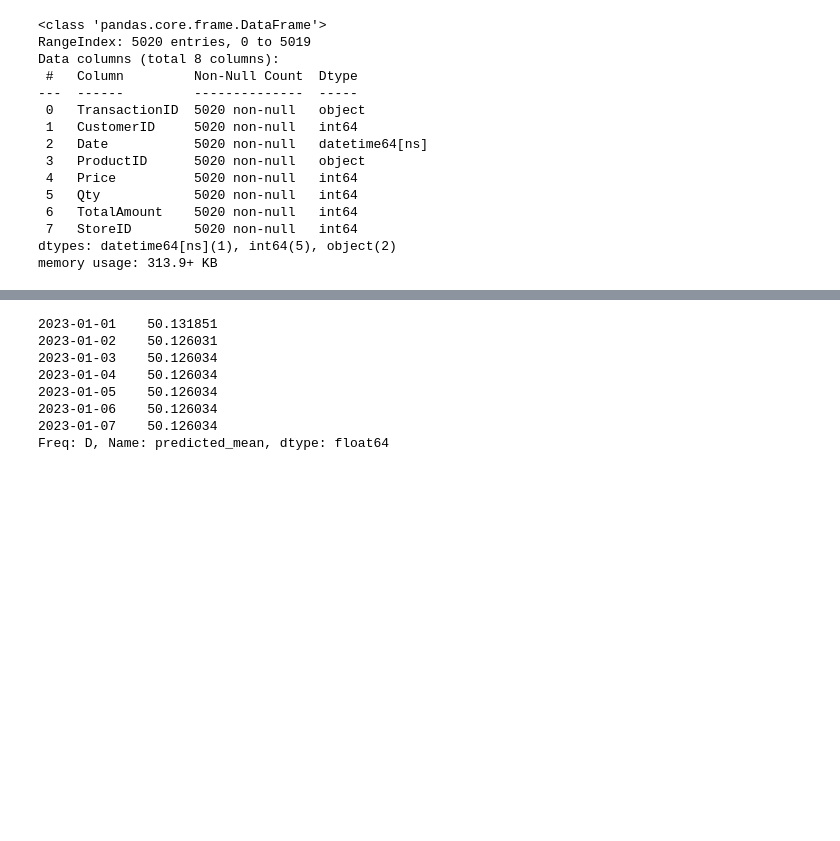
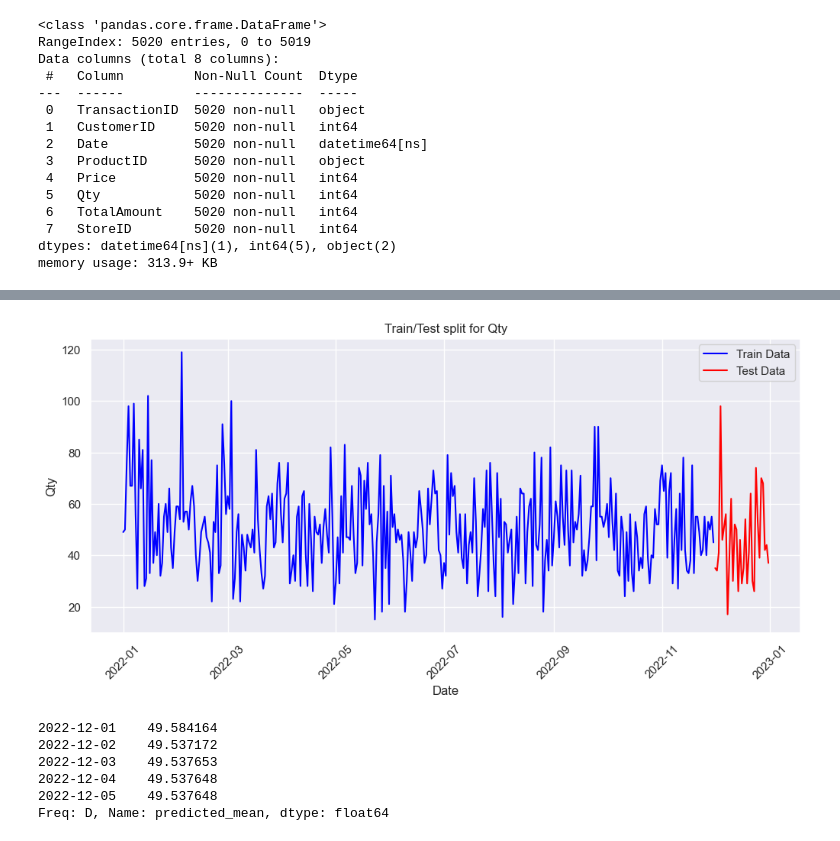
Before and after one commit to mfthrq/fp-vixrakaminxkalbe-datascience, a Jupyter notebook: ml_regression_finalproject.ipynb, the cells around one changed output, grey strips where cells are left out. Saved outputs shown, nothing was run; the diff lists cells and outputs as text; code cells hidden in the pictures; blank space fills up the shorter version.

```diff
--- a/ml_regression_finalproject.ipynb
+++ b/ml_regression_finalproject.ipynb
@@ -119 +152,14 @@ data_gabung.head()
+# %%
+# Plot train and test data
+plt.figure(figsize=(12, 5))
+plt.plot(train_data, color='blue', label='Train Data')
+plt.plot(test_data, color='red', label='Test Data')
+plt.ylabel('Qty')
+plt.xlabel('Date')
+plt.xticks(rotation=45)
+plt.title("Train/Test split for Qty")
+plt.legend()
+plt.show()
+# %% [output]
+[figure, added]
 # %%
@@ -121,16 +167 @@ model = ARIMA(data_gabung['Qty'], order=(1, 0, 0))  # Menggunakan parameter p=1,
 model_fit = model.fit()
-# %%
-forecast = model_fit.get_forecast(steps=7)
-
-predicted = forecast.predicted_mean
-
-predicted
-# %% [output]
-2023-01-01    50.131851
-2023-01-02    50.126031
-2023-01-03    50.126034
-2023-01-04    50.126034
-2023-01-05    50.126034
-2023-01-06    50.126034
-2023-01-07    50.126034
-Freq: D, Name: predicted_mean, dtype: float64
@@ -136,0 +172,9 @@ Freq: D, Name: predicted_mean, dtype: float64
+# %%
+predictions.head()
+# %% [output]
+2022-12-01    49.584164
+2022-12-02    49.537172
+2022-12-03    49.537653
+2022-12-04    49.537648
+2022-12-05    49.537648
+Freq: D, Name: predicted_mean, dtype: float64
```
Also changed, not shown: parts of 11 cells of this notebook.
